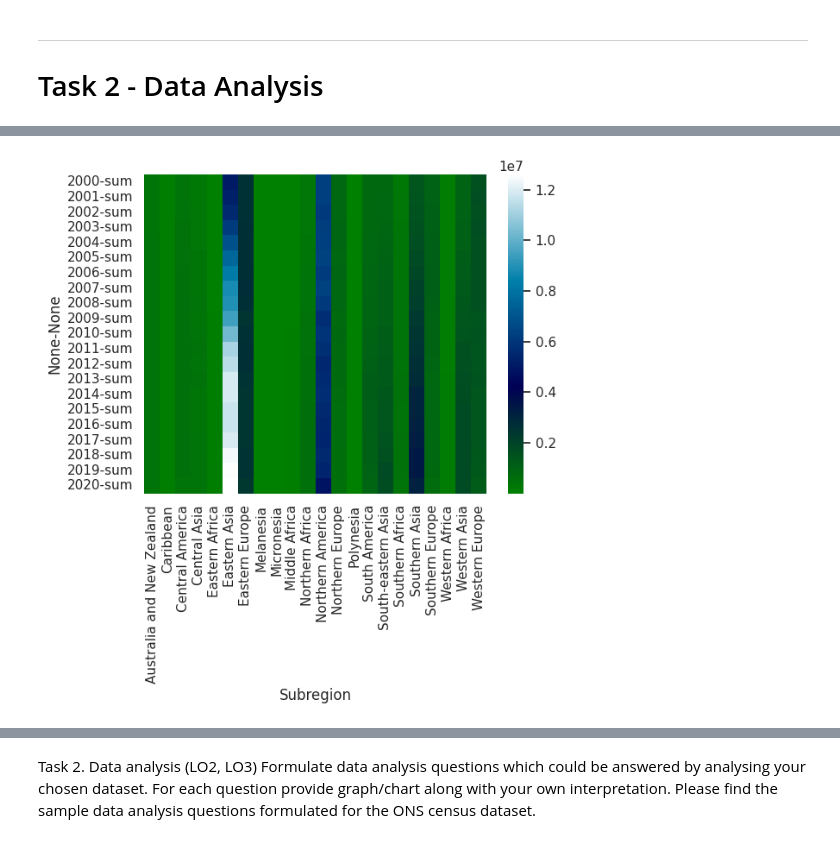
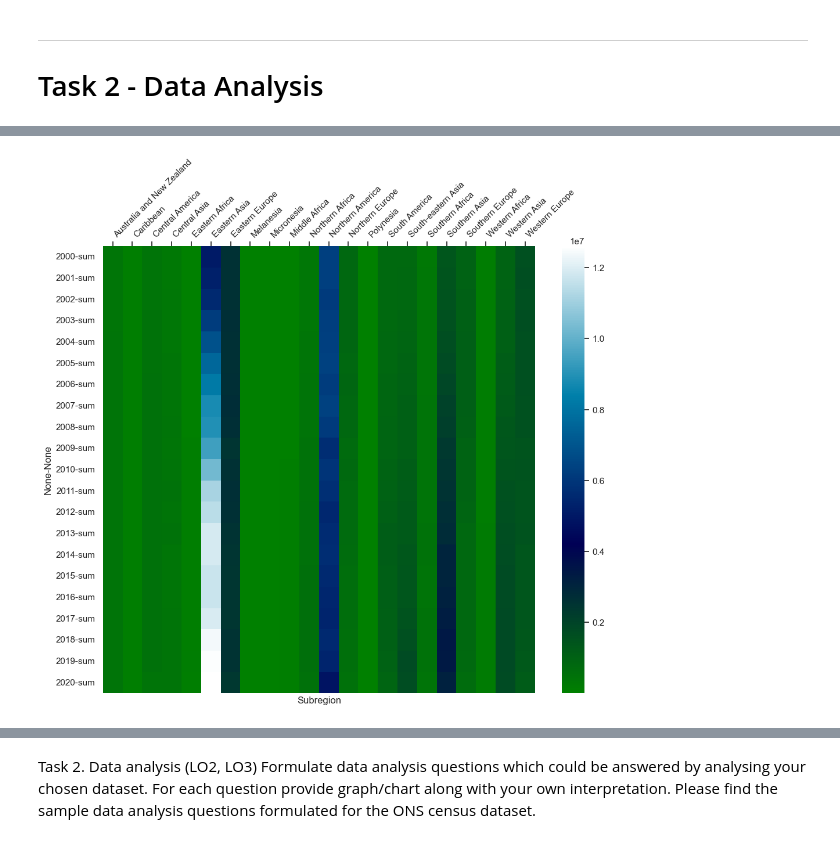
Before and after one commit to daemonchild/cardiffmet-dat4004-data-science-fundamentals, a Jupyter notebook: jupyter-notebook/WorldBankData.ipynb, the cells around one changed output, grey strips where cells are left out. Saved outputs shown, nothing was run; the diff lists cells and outputs as text; code cells hidden in the pictures.

```diff
--- a/jupyter-notebook/WorldBankData.ipynb
+++ b/jupyter-notebook/WorldBankData.ipynb
@@ -609,8 +604,8 @@ To answer this question I will first extract the appropriate CO2 data.
 # %%
 # Extract C02 data for all, then extract westrn european figures
-co2data_df = country_data_df.loc[country_data_df['SeriesCode'] == 'EN.ATM.CO2E.KT']
+co2data_df = country_data_df.loc[country_data_df['SeriesCode'] == 'EN.ATM.CO2E.KT'].dropna()
 
-# Remove 2021 - it's empty
+# Remove 2021 - it's empty for all countries
 co2data_df.drop('2021', axis=1, inplace=True)
 co2_data_num_fields = numerical_fields.copy()
 co2_data_num_fields.remove("2021")
@@ -649,5 +670,9 @@ The question asks who are the worst CO~2~ emitters. The graphs above clearly sho
 # %%
 sns.set_theme()
-sns.heatmap(co2data_subregion_gb.transpose(),cmap="ocean");
+plt.figure(figsize=(12, 10))
+ax = sns.heatmap(co2data_subregion_gb.transpose(),cmap="ocean");
+ax.set_xticklabels(ax.get_xticklabels(), rotation=45, ha='left')
+ax.set_yticklabels(ax.get_yticklabels(), rotation=0)
+ax.xaxis.tick_top()
 # %% [output]
-[figure, old version]
+[figure, new version]
```
Also changed, not shown: parts of 36 cells of this notebook.
